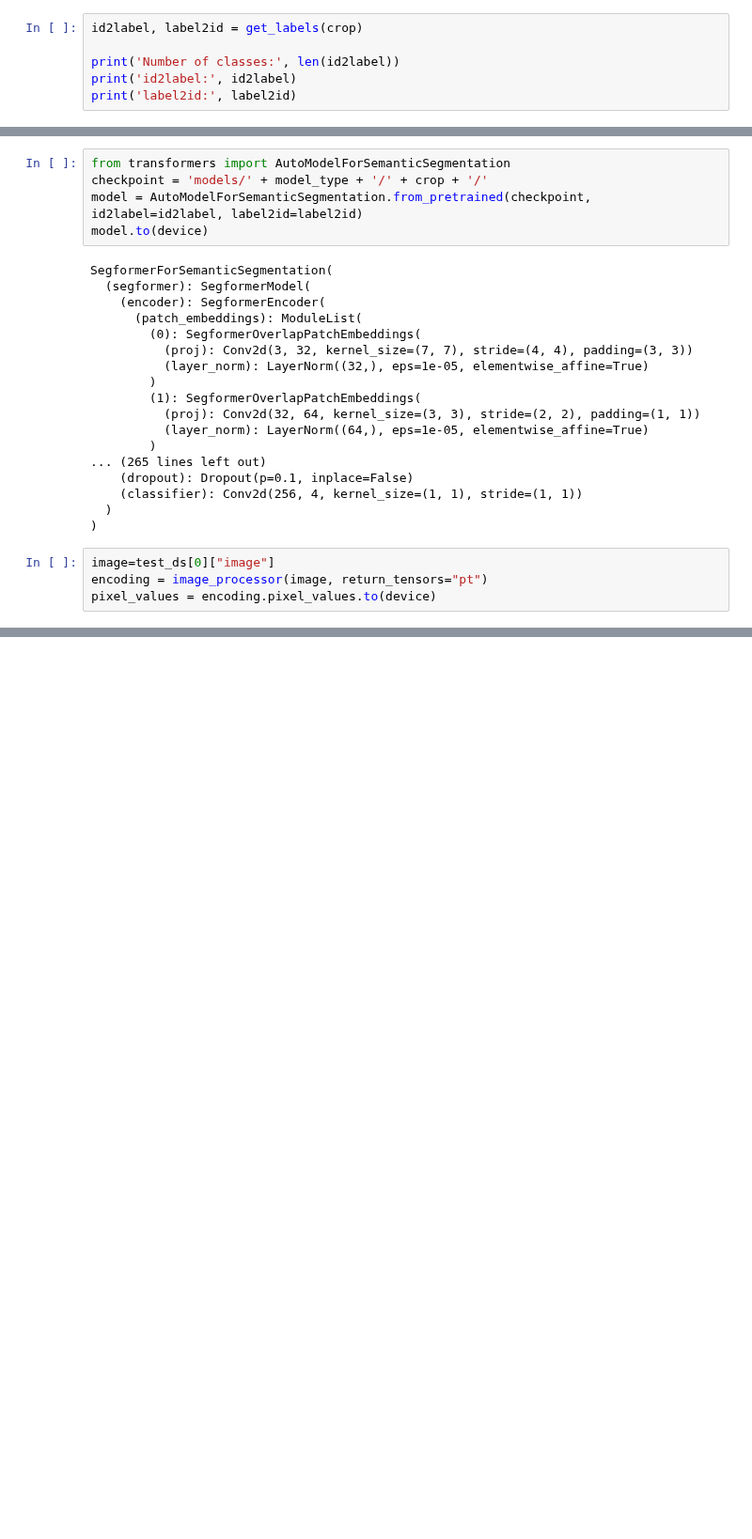
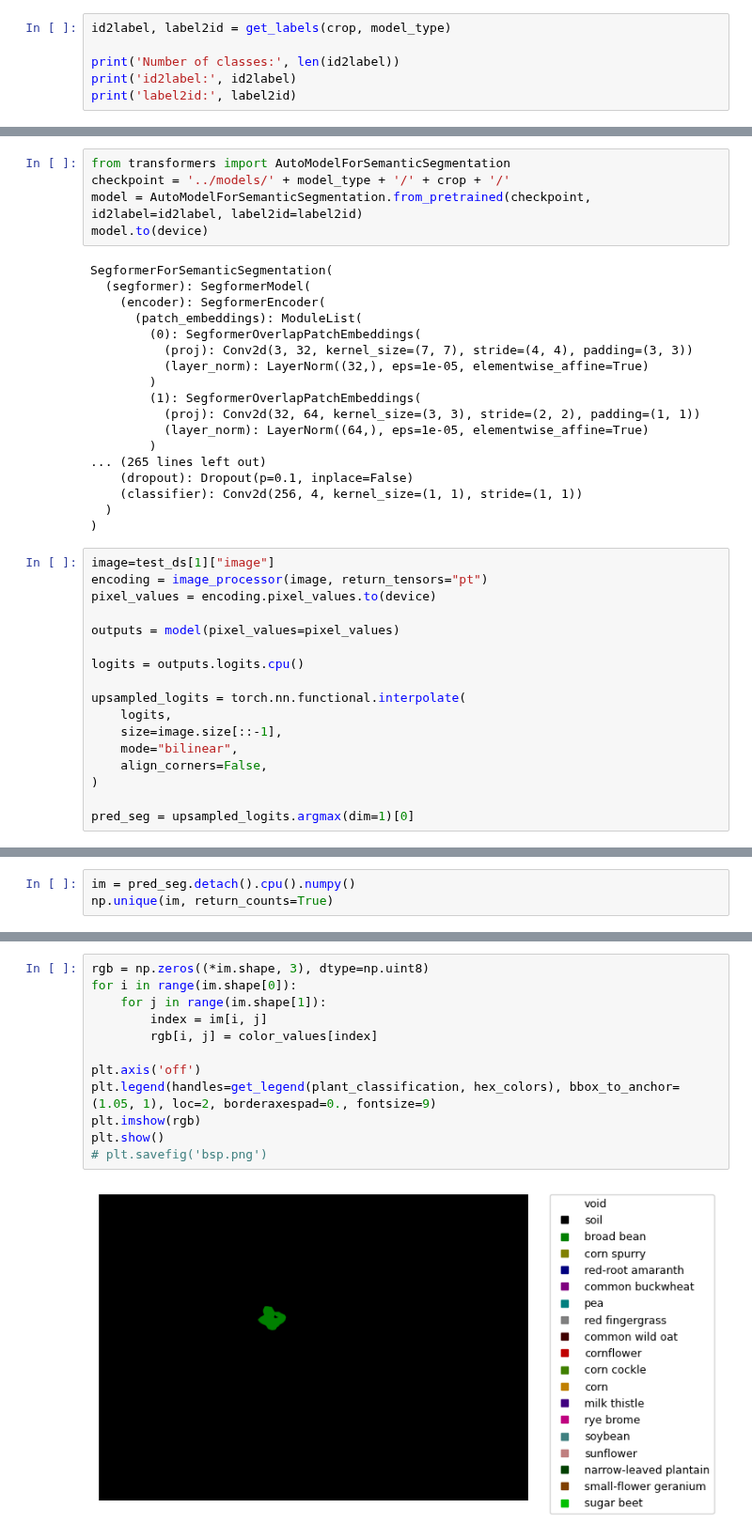
Before and after one commit to katekuian/master_thesis, a Jupyter notebook: notebooks/04_results.ipynb, the cells around one changed output, grey strips where cells are left out. Shown at 94% size. Drawn from its saved outputs; the diff is of its cells as text; blank space fills up the shorter version.

Commit message:
Add some starting graphs for visualizing results

```diff
--- a/notebooks/04_results.ipynb
+++ b/notebooks/04_results.ipynb
@@ -90,5 +40,5 @@ SegformerImageProcessor {
 # %%
-id2label, label2id = get_labels(crop)
+id2label, label2id = get_labels(crop, model_type)
 
 print('Number of classes:', len(id2label))
 print('id2label:', id2label)
@@ -101,7 +49,7 @@ id2label: {0: 'void', 1: 'soil', 2: 'broad_bean', 3: 'weeds'}
 label2id: {'void': 0, 'soil': 1, 'broad_bean': 2, 'weeds': 3}
 # %%
 from transformers import AutoModelForSemanticSegmentation
-checkpoint = 'models/' + model_type + '/' + crop + '/'
+checkpoint = '../models/' + model_type + '/' + crop + '/'
 model = AutoModelForSemanticSegmentation.from_pretrained(checkpoint, id2label=id2label, label2id=label2id)
 model.to(device)
 # %% [output]
@@ -123,6 +71,19 @@ SegformerForSemanticSegmentation(
   )
 )
 # %%
-image=test_ds[0]["image"]
+image=test_ds[1]["image"]
 encoding = image_processor(image, return_tensors="pt")
 pixel_values = encoding.pixel_values.to(device)
+
+outputs = model(pixel_values=pixel_values)
+
+logits = outputs.logits.cpu()
+
+upsampled_logits = torch.nn.functional.interpolate(
+    logits,
+    size=image.size[::-1],
+    mode="bilinear",
+    align_corners=False,
+)
+
+pred_seg = upsampled_logits.argmax(dim=1)[0]
@@ -159,0 +98,3 @@ visualize_annotation(pred_seg)
+# %%
+im = pred_seg.detach().cpu().numpy()
+np.unique(im, return_counts=True)
@@ -159,0 +103,14 @@ visualize_annotation(pred_seg)
+# %%
+rgb = np.zeros((*im.shape, 3), dtype=np.uint8)
+for i in range(im.shape[0]):
+    for j in range(im.shape[1]):
+        index = im[i, j]
+        rgb[i, j] = color_values[index]
+
+plt.axis('off')
+plt.legend(handles=get_legend(plant_classification, hex_colors), bbox_to_anchor=(1.05, 1), loc=2, borderaxespad=0., fontsize=9)
+plt.imshow(rgb)
+plt.show()
+# plt.savefig('bsp.png')
+# %% [output]
+[figure, added]
```
Also changed, not shown: parts of 30 cells of this notebook.
